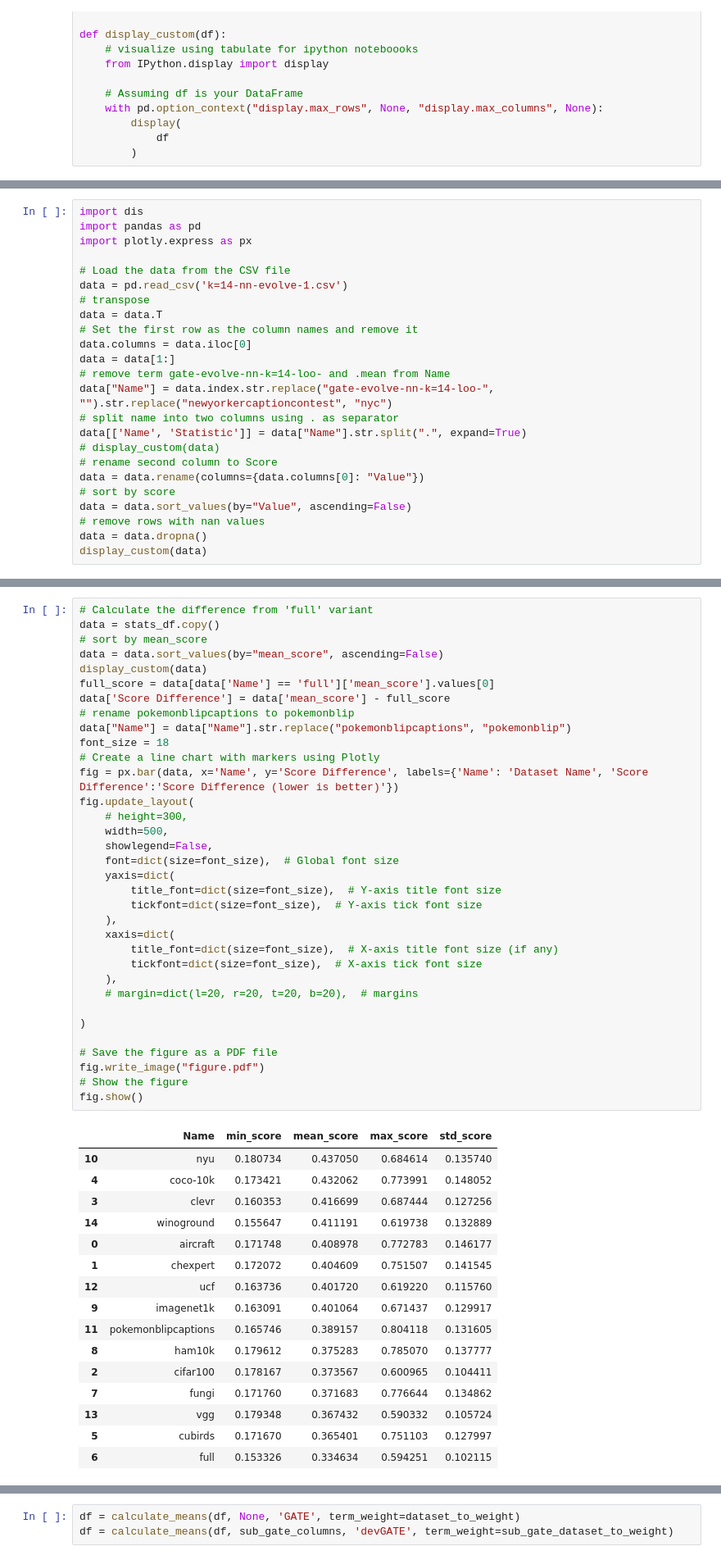
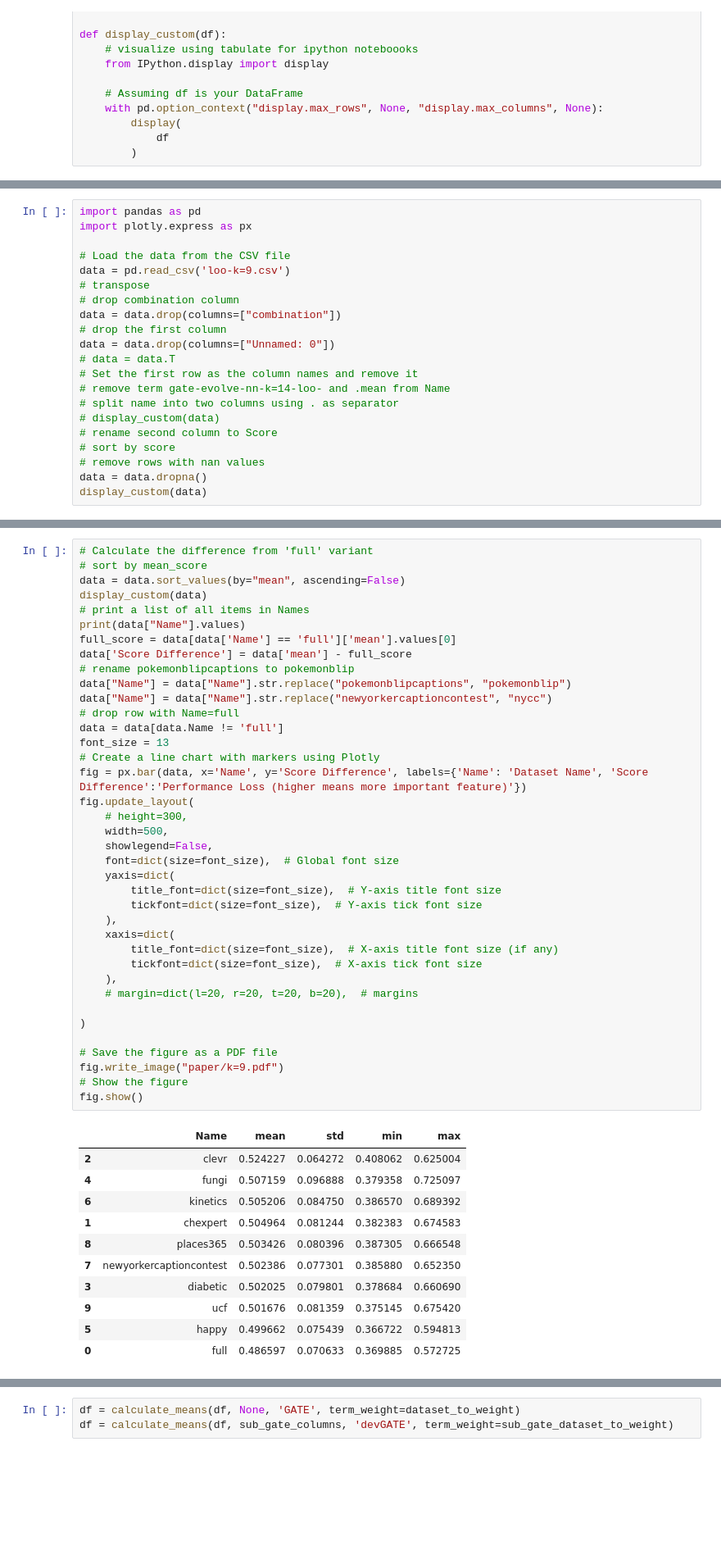
Before and after one commit to AntreasAntoniou/GATE, a Jupyter notebook: notebooks/analysis3.ipynb, the cells around one changed output, grey strips where cells are left out. Shown at 82% size. Drawn from its saved outputs; the diff is of its cells as text; blank space fills up the shorter version.

```diff
--- a/notebooks/analysis3.ipynb
+++ b/notebooks/analysis3.ipynb
@@ -139,25 +145,22 @@ fig.write_image("boxplots.pdf")
 fig.show()
 # %%
-import dis
 import pandas as pd
 import plotly.express as px
 
 # Load the data from the CSV file
-data = pd.read_csv('k=14-nn-evolve-1.csv')
+data = pd.read_csv('loo-k=9.csv')
 # transpose
-data = data.T
+# drop combination column
+data = data.drop(columns=["combination"])
+# drop the first column
+data = data.drop(columns=["Unnamed: 0"])
+# data = data.T
 # Set the first row as the column names and remove it
-data.columns = data.iloc[0]
-data = data[1:]
 # remove term gate-evolve-nn-k=14-loo- and .mean from Name
-data["Name"] = data.index.str.replace("gate-evolve-nn-k=14-loo-", "").str.replace("newyorkercaptioncontest", "nyc")
 # split name into two columns using . as separator
-data[['Name', 'Statistic']] = data["Name"].str.split(".", expand=True)
 # display_custom(data)
 # rename second column to Score
-data = data.rename(columns={data.columns[0]: "Value"})
 # sort by score
-data = data.sort_values(by="Value", ascending=False)
 # remove rows with nan values
 data = data.dropna()
 display_custom(data)
@@ -220,51 +201,50 @@ fig.show()
 # %%
 # Calculate the difference from 'full' variant
-data = stats_df.copy()
 # sort by mean_score
-data = data.sort_values(by="mean_score", ascending=False)
+data = data.sort_values(by="mean", ascending=False)
 display_custom(data)
-full_score = data[data['Name'] == 'full']['mean_score'].values[0]
-data['Score Difference'] = data['mean_score'] - full_score
+# print a list of all items in Names
+print(data["Name"].values)
+full_score = data[data['Name'] == 'full']['mean'].values[0]
+data['Score Difference'] = data['mean'] - full_score
 # rename pokemonblipcaptions to pokemonblip
 data["Name"] = data["Name"].str.replace("pokemonblipcaptions", "pokemonblip")
-font_size = 18
+data["Name"] = data["Name"].str.replace("newyorkercaptioncontest", "nycc")
+# drop row with Name=full
+data = data[data.Name != 'full']
+font_size = 13
 # Create a line chart with markers using Plotly
-fig = px.bar(data, x='Name', y='Score Difference', labels={'Name': 'Dataset Name', 'Score Difference':'Score Difference (lower is better)'})
+fig = px.bar(data, x='Name', y='Score Difference', labels={'Name': 'Dataset Name', 'Score Difference':'Performance Loss (higher means more important feature)'})
 fig.update_layout(
     # height=300,
     width=500,
     showlegend=False,
     font=dict(size=font_size),  # Global font size
     yaxis=dict(
         title_font=dict(size=font_size),  # Y-axis title font size
         tickfont=dict(size=font_size),  # Y-axis tick font size
     ),
     xaxis=dict(
         title_font=dict(size=font_size),  # X-axis title font size (if any)
         tickfont=dict(size=font_size),  # X-axis tick font size
     ),
     # margin=dict(l=20, r=20, t=20, b=20),  # margins
 
 )
 
 # Save the figure as a PDF file
-fig.write_image("figure.pdf")
+fig.write_image("paper/k=9.pdf")
 # Show the figure
 fig.show()
 # %% [output]
-|  | Name | min_score | mean_score | max_score | std_score |
-| 10 | nyu | 0.180734 | 0.437050 | 0.684614 | 0.135740 |
-| 4 | coco-10k | 0.173421 | 0.432062 | 0.773991 | 0.148052 |
-| 3 | clevr | 0.160353 | 0.416699 | 0.687444 | 0.127256 |
-| 14 | winoground | 0.155647 | 0.411191 | 0.619738 | 0.132889 |
-| 0 | aircraft | 0.171748 | 0.408978 | 0.772783 | 0.146177 |
-| 1 | chexpert | 0.172072 | 0.404609 | 0.751507 | 0.141545 |
-| 12 | ucf | 0.163736 | 0.401720 | 0.619220 | 0.115760 |
-| 9 | imagenet1k | 0.163091 | 0.401064 | 0.671437 | 0.129917 |
-| 11 | pokemonblipcaptions | 0.165746 | 0.389157 | 0.804118 | 0.131605 |
-| 8 | ham10k | 0.179612 | 0.375283 | 0.785070 | 0.137777 |
-| 2 | cifar100 | 0.178167 | 0.373567 | 0.600965 | 0.104411 |
-| 7 | fungi | 0.171760 | 0.371683 | 0.776644 | 0.134862 |
-| 13 | vgg | 0.179348 | 0.367432 | 0.590332 | 0.105724 |
-| 5 | cubirds | 0.171670 | 0.365401 | 0.751103 | 0.127997 |
-| 6 | full | 0.153326 | 0.334634 | 0.594251 | 0.102115 |
+|  | Name | mean | std | min | max |
+| 2 | clevr | 0.524227 | 0.064272 | 0.408062 | 0.625004 |
+| 4 | fungi | 0.507159 | 0.096888 | 0.379358 | 0.725097 |
+| 6 | kinetics | 0.505206 | 0.084750 | 0.386570 | 0.689392 |
+| 1 | chexpert | 0.504964 | 0.081244 | 0.382383 | 0.674583 |
+| 8 | places365 | 0.503426 | 0.080396 | 0.387305 | 0.666548 |
+| 7 | newyorkercaptioncontest | 0.502386 | 0.077301 | 0.385880 | 0.652350 |
+| 3 | diabetic | 0.502025 | 0.079801 | 0.378684 | 0.660690 |
+| 9 | ucf | 0.501676 | 0.081359 | 0.375145 | 0.675420 |
+| 5 | happy | 0.499662 | 0.075439 | 0.366722 | 0.594813 |
+| 0 | full | 0.486597 | 0.070633 | 0.369885 | 0.572725 |
```
Also changed, not shown: parts of 24 cells of this notebook, 1 other file.
